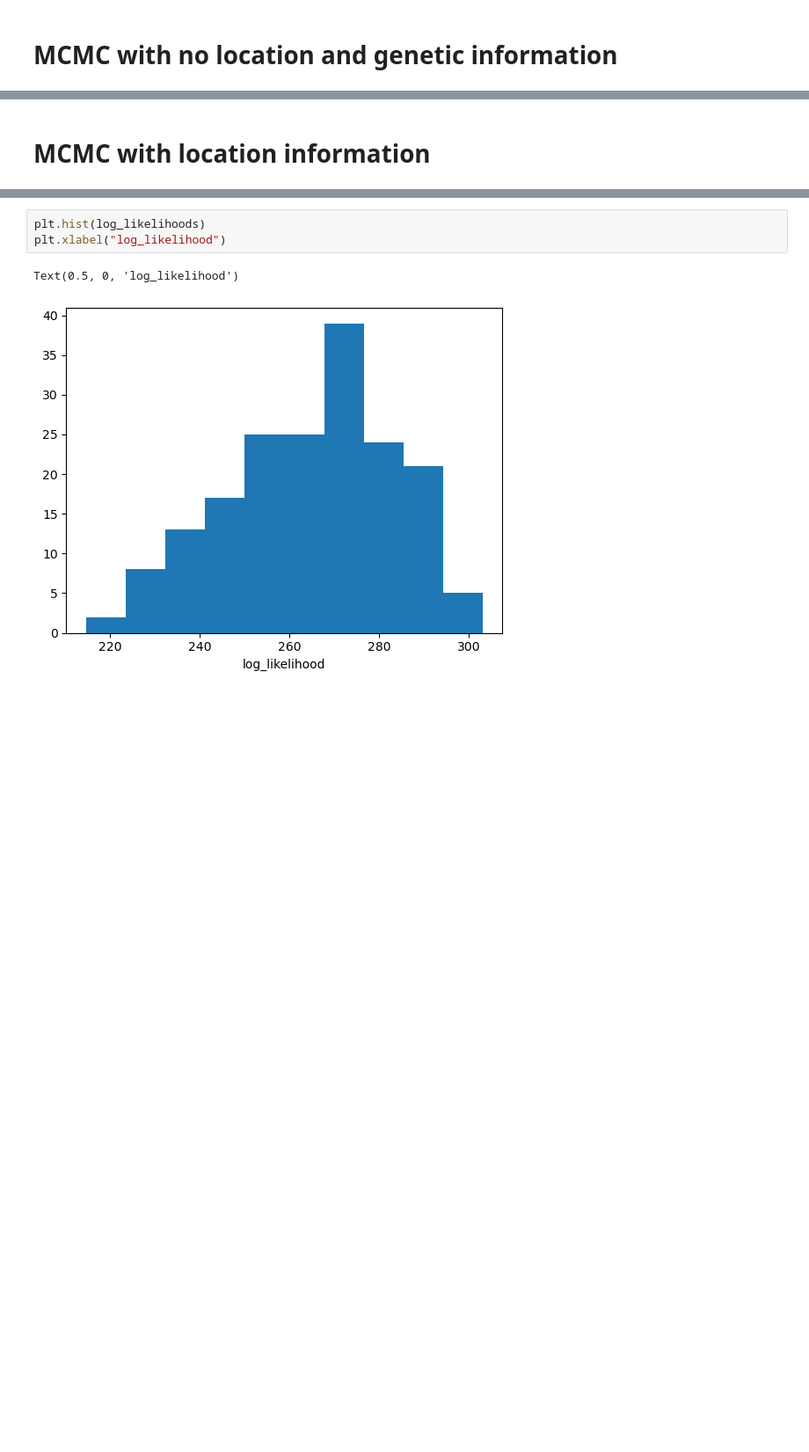
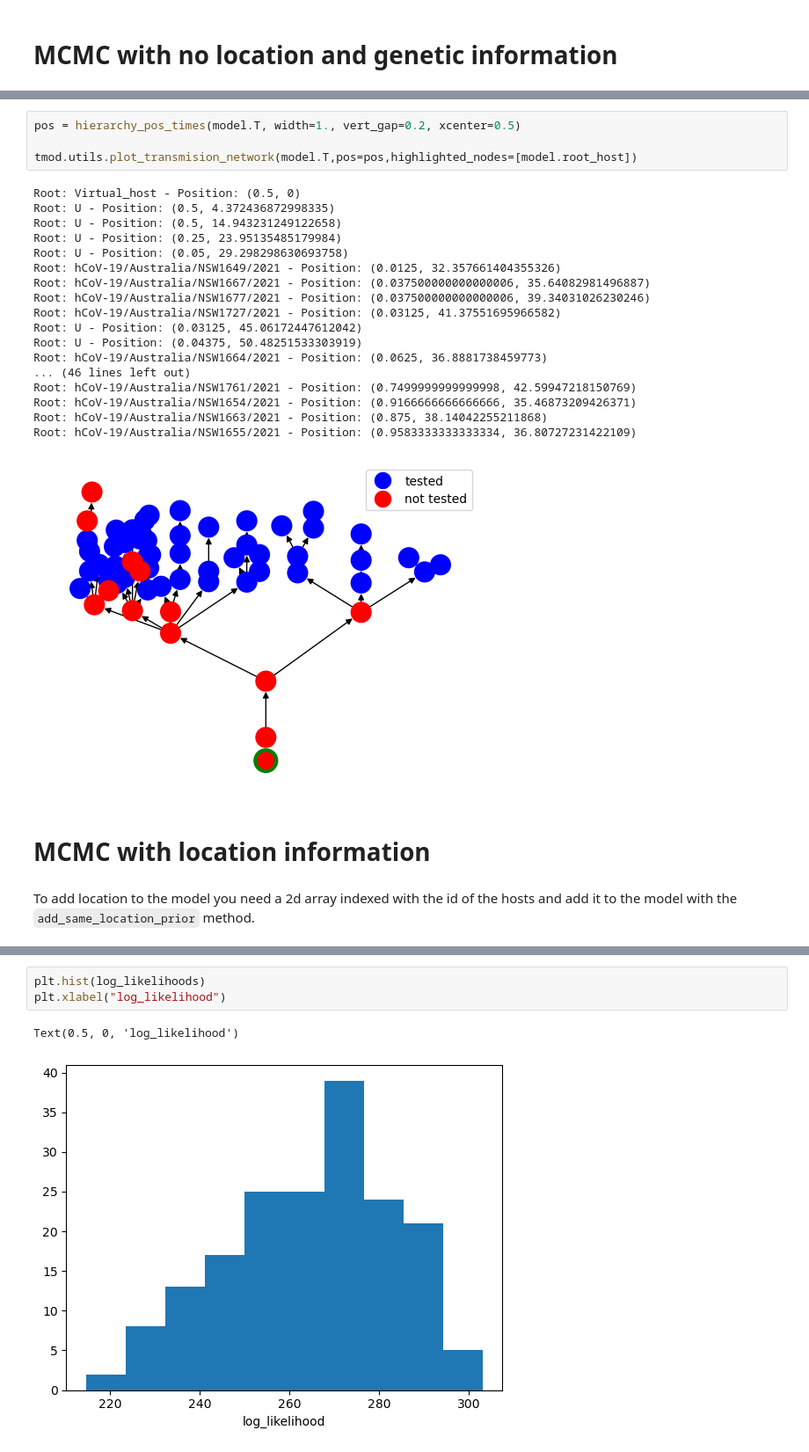
Before and after one commit to edugalt/transmission_models, a Jupyter notebook: Example.ipynb, the cells around one changed output, grey strips where cells are left out. Shown at 88% size. Saved outputs shown, nothing was run; the diff lists cells and outputs as text; blank space fills up the shorter version.

```diff
--- a/Example.ipynb
+++ b/Example.ipynb
@@ -154,3 +286,28 @@ tmod.utils.plot_transmision_network(model.T,pos=pos)
+# %%
+pos = hierarchy_pos_times(model.T, width=1., vert_gap=0.2, xcenter=0.5)
+
+tmod.utils.plot_transmision_network(model.T,pos=pos,highlighted_nodes=[model.root_host])
+# %% [output]
+Root: Virtual_host - Position: (0.5, 0)
+Root: U - Position: (0.5, 4.372436872998335)
+Root: U - Position: (0.5, 14.943231249122658)
+Root: U - Position: (0.25, 23.95135485179984)
+Root: U - Position: (0.05, 29.298298630693758)
+Root: hCoV-19/Australia/NSW1649/2021 - Position: (0.0125, 32.357661404355326)
+Root: hCoV-19/Australia/NSW1667/2021 - Position: (0.037500000000000006, 35.64082981496887)
+Root: hCoV-19/Australia/NSW1677/2021 - Position: (0.037500000000000006, 39.34031026230246)
+Root: hCoV-19/Australia/NSW1727/2021 - Position: (0.03125, 41.37551695966582)
+Root: U - Position: (0.03125, 45.06172447612042)
+Root: U - Position: (0.04375, 50.48251533303919)
+Root: hCoV-19/Australia/NSW1664/2021 - Position: (0.0625, 36.8881738459773)
+... (46 lines left out)
+Root: hCoV-19/Australia/NSW1761/2021 - Position: (0.7499999999999998, 42.59947218150769)
+Root: hCoV-19/Australia/NSW1654/2021 - Position: (0.9166666666666666, 35.46873209426371)
+Root: hCoV-19/Australia/NSW1663/2021 - Position: (0.875, 38.14042255211868)
+Root: hCoV-19/Australia/NSW1655/2021 - Position: (0.9583333333333334, 36.80727231422109)
+[figure, added]
 # %% [markdown]
 # MCMC with location information
+# %% [markdown]
+To add location to the model you need a 2d array indexed with the id of the hosts and add it to the model with the `add_same_location_prior` method.
 # %%
```
Also changed, not shown: parts of 14 cells of this notebook, 1 other file.
